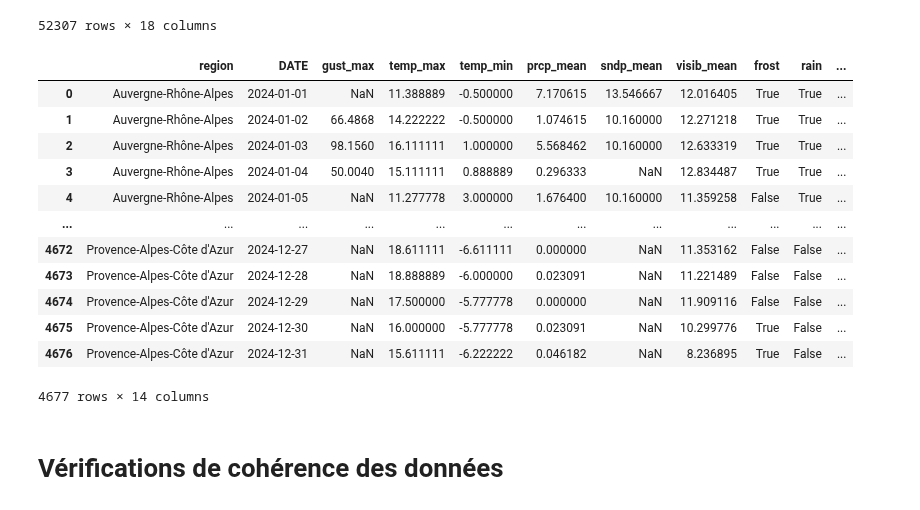
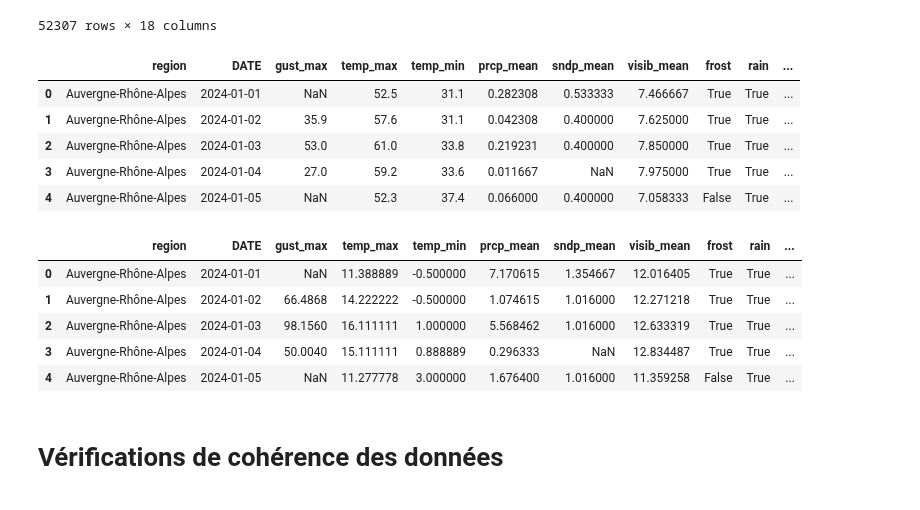
Before and after one commit to Gallien-e/analyse-retard-sncf, a Jupyter notebook: notebooks/1-ingestion-meteo.ipynb, the cells around one changed output. Cells and saved outputs as stored; diff of their text form; code cells hidden in the pictures.

```diff
--- a/notebooks/1-ingestion-meteo.ipynb
+++ b/notebooks/1-ingestion-meteo.ipynb
@@ -28,7 +30,7 @@ pd.options.display.max_columns = None # affiche toutes les colonnes lors de l'af
 
 # récupère les données météo
 meteo = pd.read_csv(
-    "../data/1-raw/meteo/2024-france-daily.csv",
+    f"../data/1-raw/meteo/meteo-france-daily-{annee}.csv",
     usecols = ["DATE", "LATITUDE", "LONGITUDE", "ELEVATION", "GUST", "MAX", "MIN", "PRCP", "SNDP", "VISIB", "FRSHTT"],
     dtype={
         "LATITUDE": float,
@@ -45,8 +47,8 @@ meteo = pd.read_csv(
 )
 
 # suppression des valeurs manquantes codées
+meteo = meteo.replace(99.99, np.nan)
 meteo = meteo.replace(999.90, np.nan)
-meteo = meteo.replace(99.99, np.nan)
 meteo = meteo.replace(9999.9, np.nan)
 
 # décompose FRSHTT en colonnes séparées
@@ -66,7 +68,7 @@ meteo.shape
 (55666, 17)
 # %%
 # Afin d'avoir des mesures cohérentes, on enlève les quelques stations d'altitude (au delà de 500m)
-meteo = meteo[meteo['ELEVATION'] < 500]
+meteo = meteo[meteo['ELEVATION'] < 500].copy()
 
 # Répartition de l'élévation des stations météo
 plt.figure(figsize=(4, 2))
@@ -162,58 +164,60 @@ meteo_copy
 # %%
 # group by region, date, et calcule les moyennes/max/min des variables météo
 
 # pour rappel :
 # GUST : maximum wind gust (.1 knots)
 # MAX : maximum temperature (.1 Fahrenheit)
 # MIN : minimum temperature (.1 Fahrenheit)
 # PRCP : precipitation amount (.01 inches)
 # SNDP : snow depth (.1 inches)
 # FRSHTT : indicator of frost, rain, snow, hail, thunder, tornado (6 characters, each either 0 or 1)
 # VISIB : mean visibility (.1 miles)
 # 'frost', 'rain, 'snow', 'hail', 'thunder', 'tornado' : True / False
 
 meteo_grouped = meteo_copy.groupby(['region', 'DATE']).agg(
     gust_max = ('GUST', 'max'),
     temp_max = ('MAX', 'max'),
     temp_min = ('MIN', 'min'),
     prcp_mean = ('PRCP', 'mean'),
     sndp_mean = ('SNDP', 'mean'),
     visib_mean = ('VISIB', 'mean'),
     frost = ('frost', 'max'),
     rain = ('rain', 'max'),
     snow = ('snow', 'max'),
     hail = ('hail', 'max'),
     thunder = ('thunder', 'max'),
     tornado = ('tornado', 'max')
 ).reset_index()
 
-meteo_grouped.head(20)
-
-# convertit les données en unités métriques
-for col in ['gust_max']:
-    meteo_grouped[col] = meteo_grouped[col] * 1.852  # knots to km/h
-for col in ['temp_max', 'temp_min']:
-    meteo_grouped[col] = (meteo_grouped[col] - 32) * 5.0/9.0  # Fahrenheit to Celsius
-for col in ['prcp_mean', 'sndp_mean']:
-    meteo_grouped[col] = meteo_grouped[col] * 25.4  # inches to mm
-for col in ['visib_mean']:
-    meteo_grouped[col] = meteo_grouped[col] * 1.60934  # miles to kilometers
-
-meteo_grouped
+meteo_grouped.head(5)
 # %% [output]
 |  | region | DATE | gust_max | temp_max | temp_min | prcp_mean | sndp_mean | visib_mean | frost | rain | ... |
-| 0 | Auvergne-Rhône-Alpes | 2024-01-01 | NaN | 11.388889 | -0.500000 | 7.170615 | 13.546667 | 12.016405 | True | True | ... |
-| 1 | Auvergne-Rhône-Alpes | 2024-01-02 | 66.4868 | 14.222222 | -0.500000 | 1.074615 | 10.160000 | 12.271218 | True | True | ... |
-| 2 | Auvergne-Rhône-Alpes | 2024-01-03 | 98.1560 | 16.111111 | 1.000000 | 5.568462 | 10.160000 | 12.633319 | True | True | ... |
-| 3 | Auvergne-Rhône-Alpes | 2024-01-04 | 50.0040 | 15.111111 | 0.888889 | 0.296333 | NaN | 12.834487 | True | True | ... |
-| 4 | Auvergne-Rhône-Alpes | 2024-01-05 | NaN | 11.277778 | 3.000000 | 1.676400 | 10.160000 | 11.359258 | False | True | ... |
-| ... | ... | ... | ... | ... | ... | ... | ... | ... | ... | ... | ... |
-| 4672 | Provence-Alpes-Côte d'Azur | 2024-12-27 | NaN | 18.611111 | -6.611111 | 0.000000 | NaN | 11.353162 | False | False | ... |
-| 4673 | Provence-Alpes-Côte d'Azur | 2024-12-28 | NaN | 18.888889 | -6.000000 | 0.023091 | NaN | 11.221489 | False | False | ... |
-| 4674 | Provence-Alpes-Côte d'Azur | 2024-12-29 | NaN | 17.500000 | -5.777778 | 0.000000 | NaN | 11.909116 | False | False | ... |
-| 4675 | Provence-Alpes-Côte d'Azur | 2024-12-30 | NaN | 16.000000 | -5.777778 | 0.023091 | NaN | 10.299776 | True | False | ... |
-| 4676 | Provence-Alpes-Côte d'Azur | 2024-12-31 | NaN | 15.611111 | -6.222222 | 0.046182 | NaN | 8.236895 | True | False | ... |
+| 0 | Auvergne-Rhône-Alpes | 2024-01-01 | NaN | 52.5 | 31.1 | 0.282308 | 0.533333 | 7.466667 | True | True | ... |
+| 1 | Auvergne-Rhône-Alpes | 2024-01-02 | 35.9 | 57.6 | 31.1 | 0.042308 | 0.400000 | 7.625000 | True | True | ... |
+| 2 | Auvergne-Rhône-Alpes | 2024-01-03 | 53.0 | 61.0 | 33.8 | 0.219231 | 0.400000 | 7.850000 | True | True | ... |
+| 3 | Auvergne-Rhône-Alpes | 2024-01-04 | 27.0 | 59.2 | 33.6 | 0.011667 | NaN | 7.975000 | True | True | ... |
+| 4 | Auvergne-Rhône-Alpes | 2024-01-05 | NaN | 52.3 | 37.4 | 0.066000 | 0.400000 | 7.058333 | False | True | ... |
-4677 rows × 14 columns
+# %%
+# convertit les données en unités métriques
+for col in ['gust_max']:
+    meteo_grouped[col] = meteo_grouped[col] * 1.852  # knots to km/h
+for col in ['temp_max', 'temp_min']:
+    meteo_grouped[col] = (meteo_grouped[col] - 32) * 5.0/9.0  # Fahrenheit to Celsius
+for col in ['prcp_mean']:
+    meteo_grouped[col] = meteo_grouped[col] * 25.4  # inches to mm
+for col in ['sndp_mean']:
+    meteo_grouped[col] = meteo_grouped[col] * 2.54  # inches to cm
+for col in ['visib_mean']:
+    meteo_grouped[col] = meteo_grouped[col] * 1.60934  # miles to kilometers
+
+meteo_grouped.head(5)
+# %% [output]
+|  | region | DATE | gust_max | temp_max | temp_min | prcp_mean | sndp_mean | visib_mean | frost | rain | ... |
+| 0 | Auvergne-Rhône-Alpes | 2024-01-01 | NaN | 11.388889 | -0.500000 | 7.170615 | 1.354667 | 12.016405 | True | True | ... |
+| 1 | Auvergne-Rhône-Alpes | 2024-01-02 | 66.4868 | 14.222222 | -0.500000 | 1.074615 | 1.016000 | 12.271218 | True | True | ... |
+| 2 | Auvergne-Rhône-Alpes | 2024-01-03 | 98.1560 | 16.111111 | 1.000000 | 5.568462 | 1.016000 | 12.633319 | True | True | ... |
+| 3 | Auvergne-Rhône-Alpes | 2024-01-04 | 50.0040 | 15.111111 | 0.888889 | 0.296333 | NaN | 12.834487 | True | True | ... |
+| 4 | Auvergne-Rhône-Alpes | 2024-01-05 | NaN | 11.277778 | 3.000000 | 1.676400 | 1.016000 | 11.359258 | False | True | ... |
 # %% [markdown]
 # Vérifications de cohérence des données
 # %%
```
Also changed, not shown: parts of 11 cells of this notebook, 4 other files.
